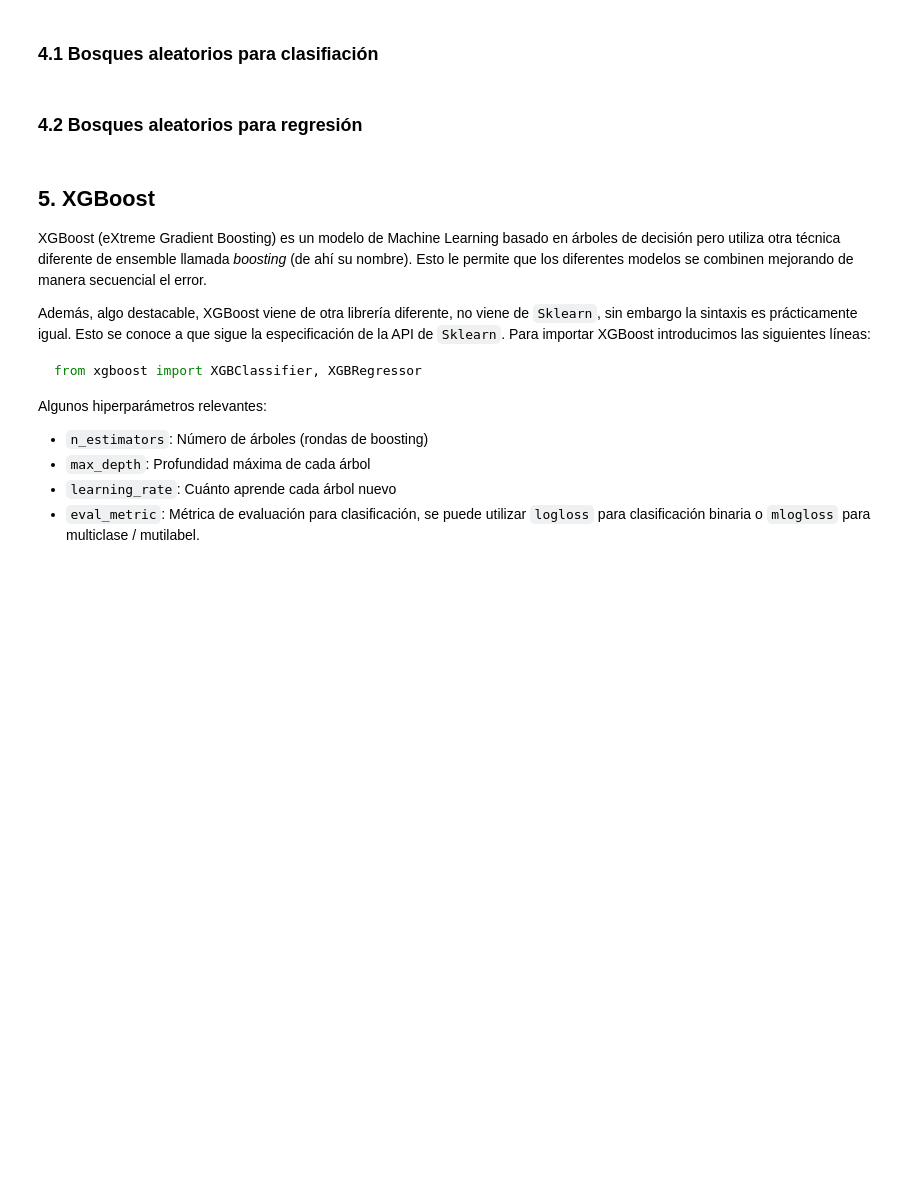
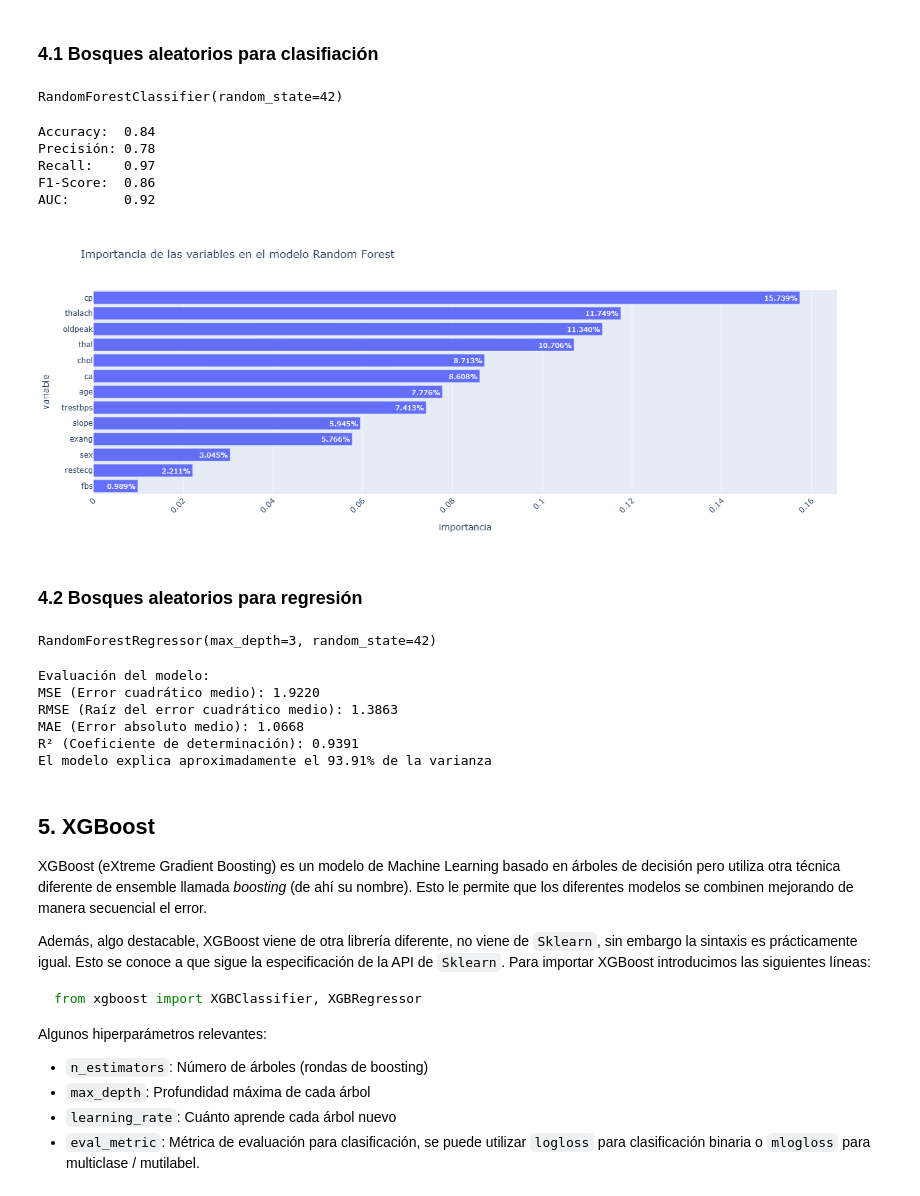
Before and after one commit to Gaizka-Menendez/M4_ML_DL, a Jupyter notebook: notebooks/clase_2_modelos_supervisados_alumnos.ipynb, the cells around one changed output. Cells and saved outputs as stored; diff of their text form; code cells hidden in the pictures; blank space fills up the shorter version.

```diff
--- a/notebooks/clase_2_modelos_supervisados_alumnos.ipynb
+++ b/notebooks/clase_2_modelos_supervisados_alumnos.ipynb
@@ -1328,10 +1328,14 @@ Algunos hiperparámetros interesantes:
 X_train, X_test, y_train, y_test = train_test_split(X_heart, y_heart, test_size=0.2, random_state=42, stratify=y_heart)
 
 # Entrenamiento de un modelo de RandomForest Classifier
+modelo_at = RandomForestClassifier(n_estimators=100, random_state=42)
+modelo_at.fit(X_train, y_train)
+# %% [output]
+RandomForestClassifier(random_state=42)
 # %%
 # Hacemos predicciones sobre el conjunto de test
-y_pred =
-y_proba =
+y_pred = modelo_at.predict(X_test)
+y_proba = modelo_at.predict_proba(X_test)[:,1]
 
 # Obtención de las métricas de evaluación
 acc = accuracy_score(y_test, y_pred)
@@ -1347,28 +1351,36 @@ print(f"Precisión: {prec:.2f}")
 print(f"Recall:    {rec:.2f}")
 print(f"F1-Score:  {f1:.2f}")
 print(f"AUC:       {auc:.2f}\n")
+# %% [output]
+Accuracy:  0.84
+Precisión: 0.78
+Recall:    0.97
+F1-Score:  0.86
+AUC:       0.92
 # %%
 # Importancia de variables
-col_importancia_rf = modelo_rfc.feature_importances_
+col_importancia_rf = modelo_at.feature_importances_
 
 df_importances_rf = pd.DataFrame({
     'variable': X_heart.columns,
     'importancia': col_importancia_rf
 }).sort_values(by='importancia', ascending=True).reset_index(drop=True)
 
 # Visualización de la importancia de las variables
 fig = px.bar(
     df_importances_rf,
     x='importancia',
     y='variable',
     text='importancia',
     text_auto=".3%",
     title='Importancia de las variables en el modelo Random Forest',
     labels={'x': 'Importancia', 'y': 'Variable'},
     width=700, height=500
 )
 fig.update_layout(xaxis_tickangle=-45)
 fig.show()
+# %% [output]
+[figure, added]
 # %% [markdown]
 ### 4.2 Bosques aleatorios para regresión
 # %%
@@ -1376,11 +1388,22 @@ fig.show()
 X_train, X_test, y_train, y_test = train_test_split(X_ads, y_ads, test_size=0.2, random_state=42)
 
 # Entrenamiento de un modelo de RandomForest Regressor
+modelo_RFR = RandomForestRegressor(n_estimators=100, max_depth=3, random_state=42)
+modelo_RFR.fit(X_train, y_train)
+# %% [output]
+RandomForestRegressor(max_depth=3, random_state=42)
 # %%
 # Hacemos predicciones sobre el conjunto de test
-
+y_pred = modelo_RFR.predict(X_test)
 # Evaluamos el modelo usando las métricas de regresión
 mse, rmse, mae, r2 = calcular_metricas_evaluacion(y_pred, y_test)
+# %% [output]
+Evaluación del modelo:
+MSE (Error cuadrático medio): 1.9220
+RMSE (Raíz del error cuadrático medio): 1.3863
+MAE (Error absoluto medio): 1.0668
+R² (Coeficiente de determinación): 0.9391
+El modelo explica aproximadamente el 93.91% de la varianza
 # %% [markdown]
 ## 5. XGBoost
 XGBoost (eXtreme Gradient Boosting) es un modelo de Machine Learning basado en árboles de decisión pero utiliza otra técnica diferente de ensemble llamada *boosting* (de ahí su nombre). Esto le permite que los diferentes modelos se combinen mejorando de manera secuencial el error.
```
Also changed, not shown: parts of 5 cells of this notebook, 1 other file.
